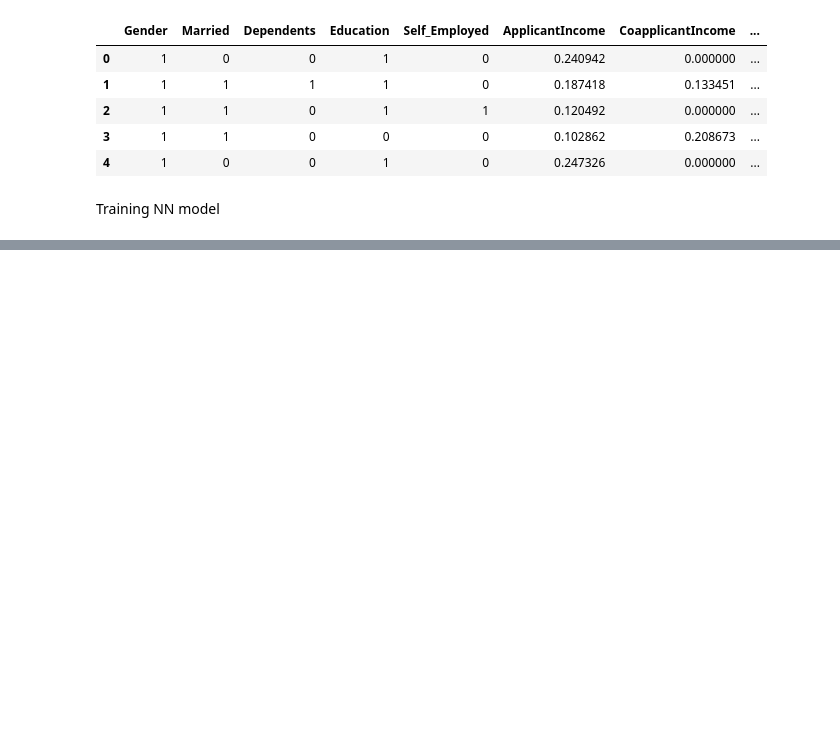
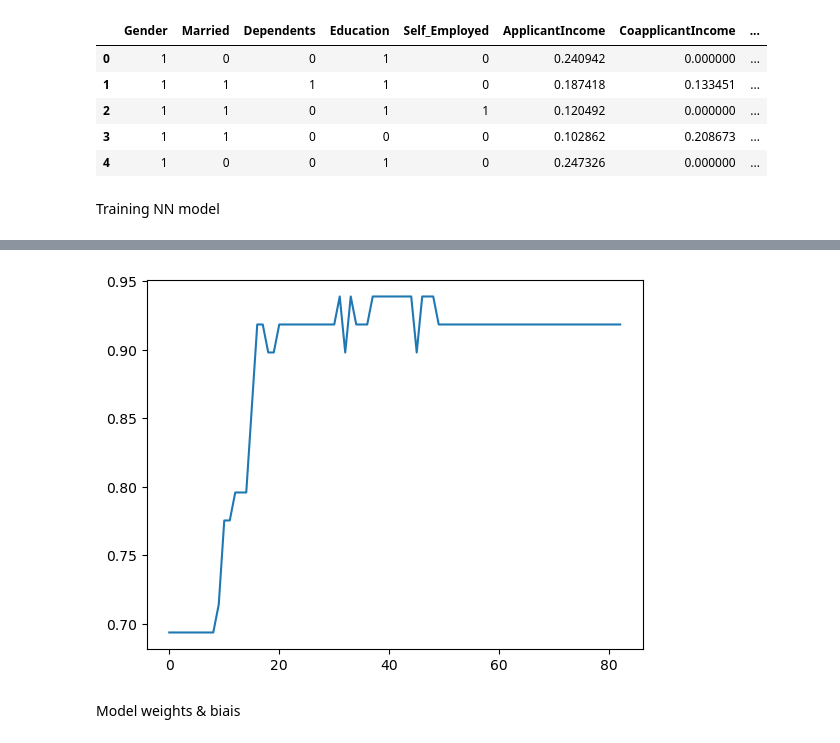
Before and after one commit to MonaTaghavi/dm-ann, a Jupyter notebook: notebooks/11nn-loan-model.ipynb, the cells around one changed output, grey strips where cells are left out. Drawn from its saved outputs; the diff is of its cells as text; code cells hidden in the pictures; blank space fills up the shorter version.

```diff
--- a/notebooks/11nn-loan-model.ipynb
+++ b/notebooks/11nn-loan-model.ipynb
@@ -95,0 +180,8 @@ Training NN model
+# %%
+validation_score = model.validation_scores_
+plt.plot(validation_score)
+plt.show()
+# %% [output]
+[figure, added]
+# %% [markdown]
+Model weights & biais
```
Also changed, not shown: parts of 22 cells of this notebook.
